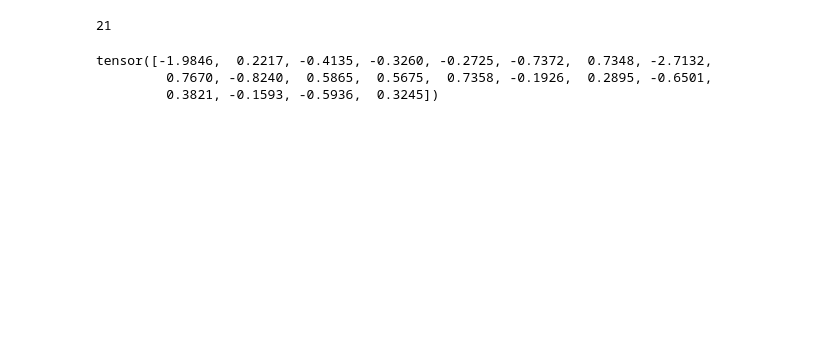
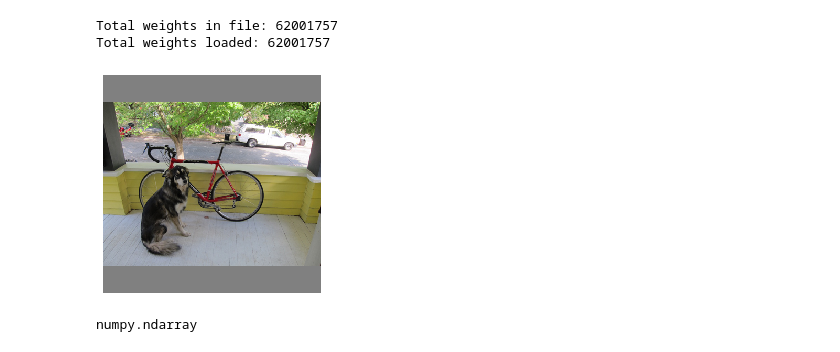
Before and after one commit to minhduc0711/yolov3-pytorch, a Jupyter notebook: yolov3.ipynb, the cells around one changed output. Cells and saved outputs as stored; diff of their text form; code cells hidden in the pictures; blank space fills up the shorter version.

```diff
--- a/yolov3.ipynb
+++ b/yolov3.ipynb
@@ -93,10 +23,0 @@ bn = nn.BatchNorm2d(20)
-# %%
-_load_params(bn.running_mean, a, 1)
-# %% [output]
-21
-# %%
-bn.running_mean
-# %% [output]
-tensor([-1.9846,  0.2217, -0.4135, -0.3260, -0.2725, -0.7372,  0.7348, -2.7132,
-         0.7670, -0.8240,  0.5865,  0.5675,  0.7358, -0.1926,  0.2895, -0.6501,
-         0.3821, -0.1593, -0.5936,  0.3245])
@@ -102,0 +29,36 @@ tensor([-1.9846,  0.2217, -0.4135, -0.3260, -0.2725, -0.7372,  0.7348, -2.7132,
+# %%
+from core.models import Darknet
+
+# net_params, layer_infos = parse_darknet_cfg("cfg/yolov3-tiny.cfg")
+net_params, layer_infos = parse_darknet_cfg("cfg/yolov3.cfg")
+
+net = Darknet(net_params, layer_infos)
+input_dim = net_params["height"], net_params["width"]
+# net.load_weights("weights/yolov3-tiny.weights")
+net.load_weights("weights/yolov3.weights")
+# %% [output]
+Total weights in file: 62001757
+Total weights loaded: 62001757
+# %%
+img = Image.open("data/dog.jpg")
+
+# Pad & resize
+resized_img = letterbox_image(img, input_dim)
+img = np.array(img)
+
+plt.axis("off")
+plt.imshow(resized_img)
+
+net_input = torch.from_numpy(np.transpose(resized_img, [2, 0, 1])).type(torch.float32)
+net_input /= 255.
+net_input = net_input.unsqueeze(0)
+
+with torch.no_grad():
+    net.eval()
+    net_output = net(net_input)
+# %% [output]
+[figure, added]
+# %%
+type(np.ones(1))
+# %% [output]
+numpy.ndarray
```
Also changed, not shown: parts of 12 cells of this notebook, 18 other files.
